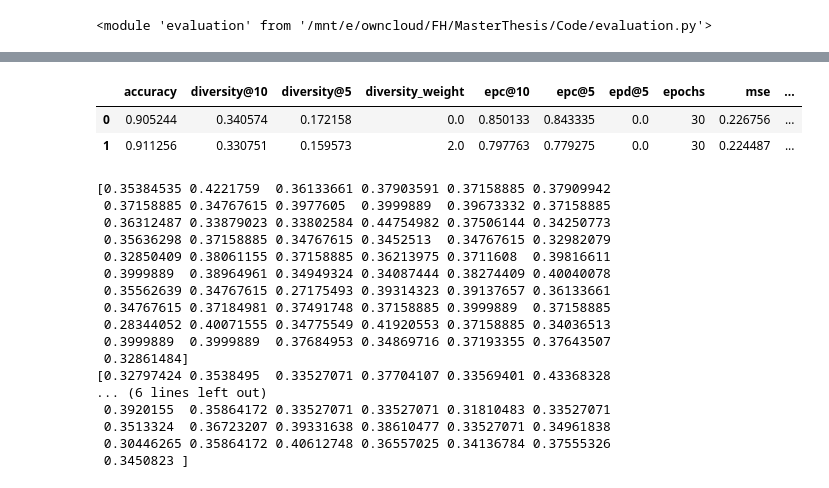
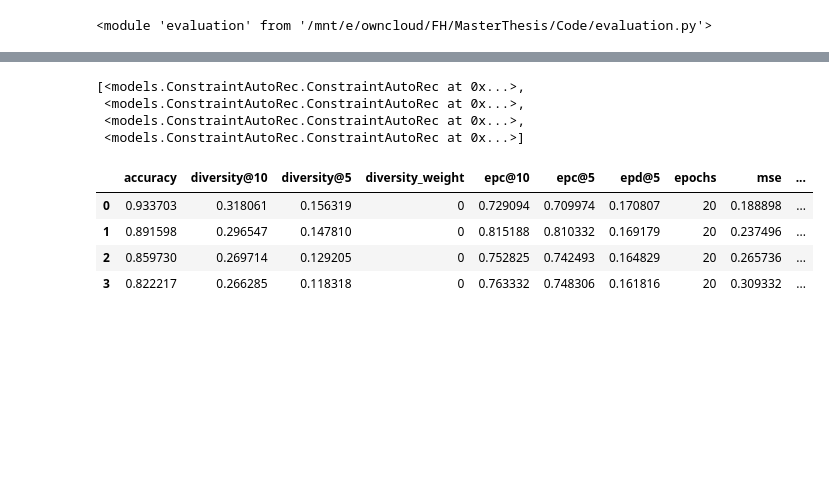
Before and after one commit to HennerM/rs-ml-with-constraints, a Jupyter notebook: EvaluationNotebook.ipynb, the cells around one changed output, grey strips where cells are left out. Saved outputs shown, nothing was run; the diff lists cells and outputs as text; code cells hidden in the pictures; blank space fills up the shorter version.

```diff
--- a/EvaluationNotebook.ipynb
+++ b/EvaluationNotebook.ipynb
@@ -54,0 +19,7 @@ Epoch 30/30
+# %%
+def create_model(novelty_weight):
+    m = ConstraintAutoRec(utils.common.movie_lens['dimensions'], epochs=5, novelty_weight=novelty_weight, diversity_weight=0)
+    m.train(utils.common.load_dataset(utils.common.movie_lens, 'train'), utils.common.movie_lens['train']['records'])
+    return m
+
+models = [create_model(x) for x in [0.1, 0.5, 1.0, 2.0]]
@@ -55,32 +44,17 @@ Epoch 30/30
+# %%
+import matplotlib.pyplot as plt
+models
+# %% [output]
+[<models.ConstraintAutoRec.ConstraintAutoRec at 0x...>,
+ <models.ConstraintAutoRec.ConstraintAutoRec at 0x...>,
+ <models.ConstraintAutoRec.ConstraintAutoRec at 0x...>,
+ <models.ConstraintAutoRec.ConstraintAutoRec at 0x...>]
 # %%
-evaluation.evaluate_models([model, diversity_model], utils.common.movie_lens)
+eval_data = evaluation.evaluate_models(models, utils.common.movie_lens)
+eval_data.head()
 # %% [output]
 |  | accuracy | diversity@10 | diversity@5 | diversity_weight | epc@10 | epc@5 | epd@5 | epochs | mse | ... |
-| 0 | 0.905244 | 0.340574 | 0.172158 | 0.0 | 0.850133 | 0.843335 | 0.0 | 30 | 0.226756 | ... |
-| 1 | 0.911256 | 0.330751 | 0.159573 | 2.0 | 0.797763 | 0.779275 | 0.0 | 30 | 0.224487 | ... |
+| 0 | 0.933703 | 0.318061 | 0.156319 | 0 | 0.729094 | 0.709974 | 0.170807 | 20 | 0.188898 | ... |
+| 1 | 0.891598 | 0.296547 | 0.147810 | 0 | 0.815188 | 0.810332 | 0.169179 | 20 | 0.237496 | ... |
+| 2 | 0.859730 | 0.269714 | 0.129205 | 0 | 0.752825 | 0.742493 | 0.164829 | 20 | 0.265736 | ... |
+| 3 | 0.822217 | 0.266285 | 0.118318 | 0 | 0.763332 | 0.748306 | 0.161816 | 20 | 0.309332 | ... |
-# %%
-
-# top_100 = evaluation.recommend_top_n(pred_2, 100)
-
-toystory = movie_features[0]
-psycho = movie_features[2098]
-toystory2 =movie_features[2769]
-# print(cosine_similarity(a, b))
-# %% [output]
-[0.35384535 0.4221759  0.36133661 0.37903591 0.37158885 0.37909942
- 0.37158885 0.34767615 0.3977605  0.3999889  0.39673332 0.37158885
- 0.36312487 0.33879023 0.33802584 0.44754982 0.37506144 0.34250773
- 0.35636298 0.37158885 0.34767615 0.3452513  0.34767615 0.32982079
- 0.32850409 0.38061155 0.37158885 0.36213975 0.3711608  0.39816611
- 0.3999889  0.38964961 0.34949324 0.34087444 0.38274409 0.40040078
- 0.35562639 0.34767615 0.27175493 0.39314323 0.39137657 0.36133661
- 0.34767615 0.37184981 0.37491748 0.37158885 0.3999889  0.37158885
- 0.28344052 0.40071555 0.34775549 0.41920553 0.37158885 0.34036513
- 0.3999889  0.3999889  0.37684953 0.34869716 0.37193355 0.37643507
- 0.32861484]
-[0.32797424 0.3538495  0.33527071 0.37704107 0.33569401 0.43368328
-... (6 lines left out)
- 0.3920155  0.35864172 0.33527071 0.33527071 0.31810483 0.33527071
- 0.3513324  0.36723207 0.39331638 0.38610477 0.33527071 0.34961838
- 0.30446265 0.35864172 0.40612748 0.36557025 0.34136784 0.37555326
- 0.3450823 ]
```
Also changed, not shown: parts of 10 cells of this notebook, 1 other file.
